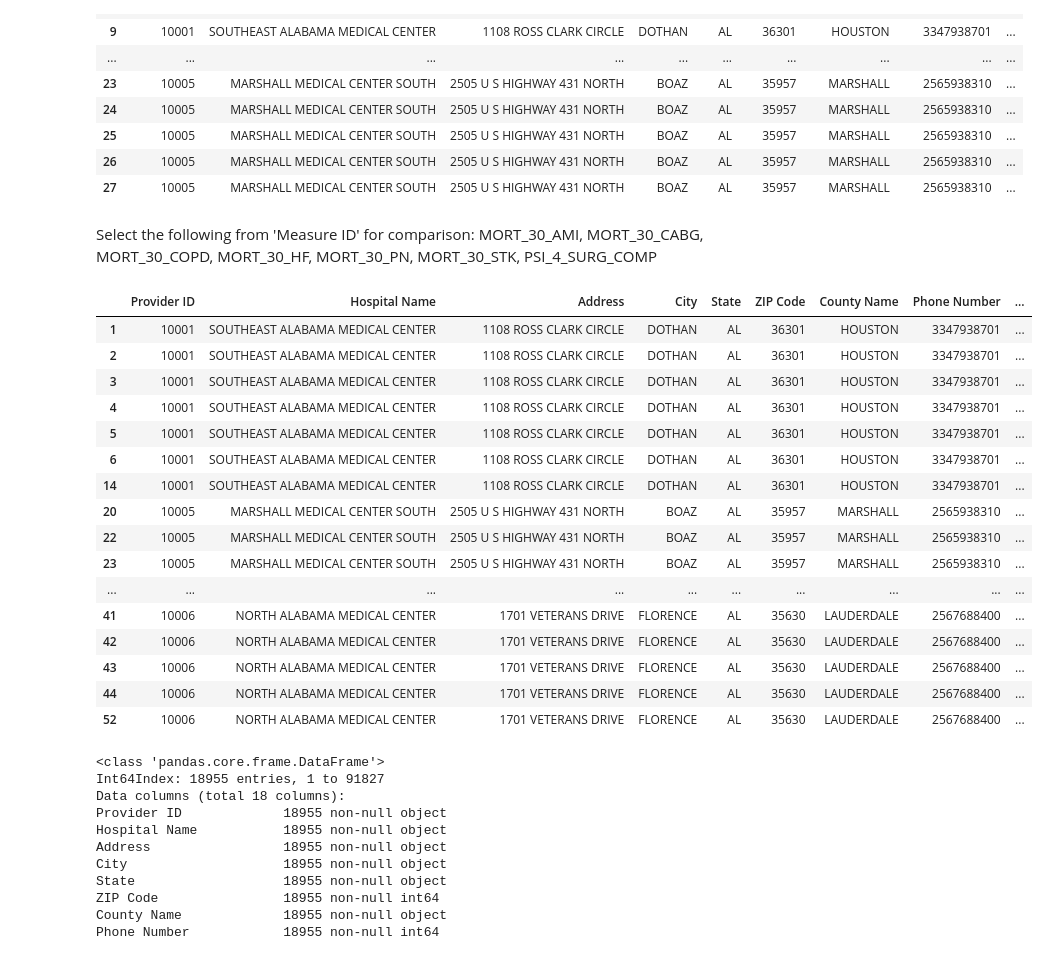
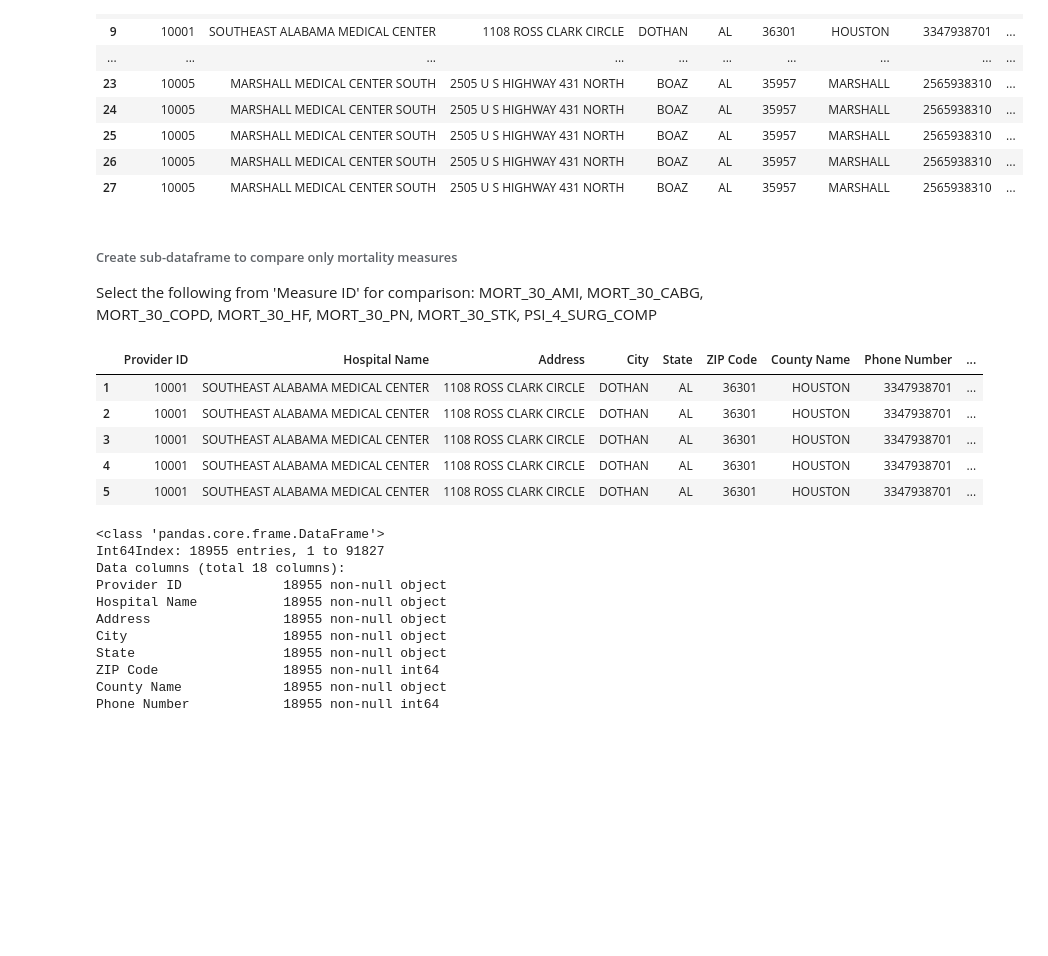
Before and after one commit to kathieking/Thinkful, a Jupyter notebook: Capstone1_code.ipynb, the cells around one changed output. Saved outputs shown, nothing was run; the diff lists cells and outputs as text; code cells hidden in the pictures; blank space fills up the shorter version.

```diff
--- a/Capstone1_code.ipynb
+++ b/Capstone1_code.ipynb
@@ -132,31 +123,21 @@ df.head(27)
 | 26 | 10005 | MARSHALL MEDICAL CENTER SOUTH | 2505 U S HIGHWAY 431 NORTH | BOAZ | AL | 35957 | MARSHALL | 2565938310 | ... |
 | 27 | 10005 | MARSHALL MEDICAL CENTER SOUTH | 2505 U S HIGHWAY 431 NORTH | BOAZ | AL | 35957 | MARSHALL | 2565938310 | ... |
 # %% [markdown]
+###### Create sub-dataframe to compare only mortality measures
 Select the following from 'Measure ID' for comparison:
 MORT_30_AMI, MORT_30_CABG, MORT_30_COPD, MORT_30_HF, MORT_30_PN, MORT_30_STK, PSI_4_SURG_COMP
 # %%
 array = ['MORT_30_AMI', 'MORT_30_CABG', 'MORT_30_COPD', 'MORT_30_HF', 'MORT_30_PN', 'MORT_30_STK', 'PSI_4_SURG_COMP']
 df_mortality = df.loc[df['Measure ID'].isin(array)]
 # %%
-df_mortality.head(20)
+df_mortality.head()
 # %% [output]
 |  | Provider ID | Hospital Name | Address | City | State | ZIP Code | County Name | Phone Number | ... |
 | 1 | 10001 | SOUTHEAST ALABAMA MEDICAL CENTER | 1108 ROSS CLARK CIRCLE | DOTHAN | AL | 36301 | HOUSTON | 3347938701 | ... |
 | 2 | 10001 | SOUTHEAST ALABAMA MEDICAL CENTER | 1108 ROSS CLARK CIRCLE | DOTHAN | AL | 36301 | HOUSTON | 3347938701 | ... |
 | 3 | 10001 | SOUTHEAST ALABAMA MEDICAL CENTER | 1108 ROSS CLARK CIRCLE | DOTHAN | AL | 36301 | HOUSTON | 3347938701 | ... |
 | 4 | 10001 | SOUTHEAST ALABAMA MEDICAL CENTER | 1108 ROSS CLARK CIRCLE | DOTHAN | AL | 36301 | HOUSTON | 3347938701 | ... |
 | 5 | 10001 | SOUTHEAST ALABAMA MEDICAL CENTER | 1108 ROSS CLARK CIRCLE | DOTHAN | AL | 36301 | HOUSTON | 3347938701 | ... |
-| 6 | 10001 | SOUTHEAST ALABAMA MEDICAL CENTER | 1108 ROSS CLARK CIRCLE | DOTHAN | AL | 36301 | HOUSTON | 3347938701 | ... |
-| 14 | 10001 | SOUTHEAST ALABAMA MEDICAL CENTER | 1108 ROSS CLARK CIRCLE | DOTHAN | AL | 36301 | HOUSTON | 3347938701 | ... |
-| 20 | 10005 | MARSHALL MEDICAL CENTER SOUTH | 2505 U S HIGHWAY 431 NORTH | BOAZ | AL | 35957 | MARSHALL | 2565938310 | ... |
-| 22 | 10005 | MARSHALL MEDICAL CENTER SOUTH | 2505 U S HIGHWAY 431 NORTH | BOAZ | AL | 35957 | MARSHALL | 2565938310 | ... |
-| 23 | 10005 | MARSHALL MEDICAL CENTER SOUTH | 2505 U S HIGHWAY 431 NORTH | BOAZ | AL | 35957 | MARSHALL | 2565938310 | ... |
-| ... | ... | ... | ... | ... | ... | ... | ... | ... | ... |
-| 41 | 10006 | NORTH ALABAMA MEDICAL CENTER | 1701 VETERANS DRIVE | FLORENCE | AL | 35630 | LAUDERDALE | 2567688400 | ... |
-| 42 | 10006 | NORTH ALABAMA MEDICAL CENTER | 1701 VETERANS DRIVE | FLORENCE | AL | 35630 | LAUDERDALE | 2567688400 | ... |
-| 43 | 10006 | NORTH ALABAMA MEDICAL CENTER | 1701 VETERANS DRIVE | FLORENCE | AL | 35630 | LAUDERDALE | 2567688400 | ... |
-| 44 | 10006 | NORTH ALABAMA MEDICAL CENTER | 1701 VETERANS DRIVE | FLORENCE | AL | 35630 | LAUDERDALE | 2567688400 | ... |
-| 52 | 10006 | NORTH ALABAMA MEDICAL CENTER | 1701 VETERANS DRIVE | FLORENCE | AL | 35630 | LAUDERDALE | 2567688400 | ... |
 # %%
 df_mortality.info()
 # %% [output]
```
Also changed, not shown: parts of 115 cells of this notebook.
